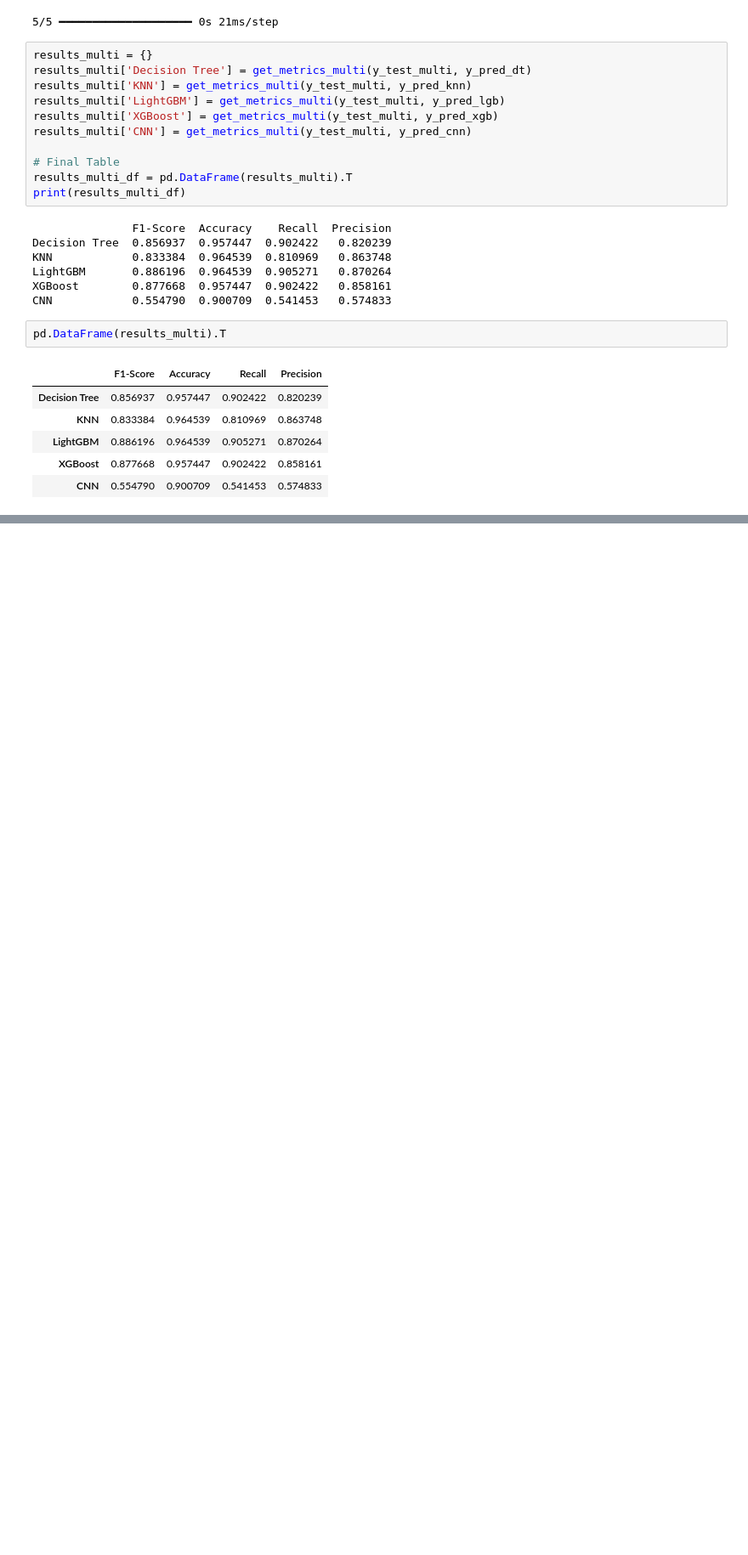
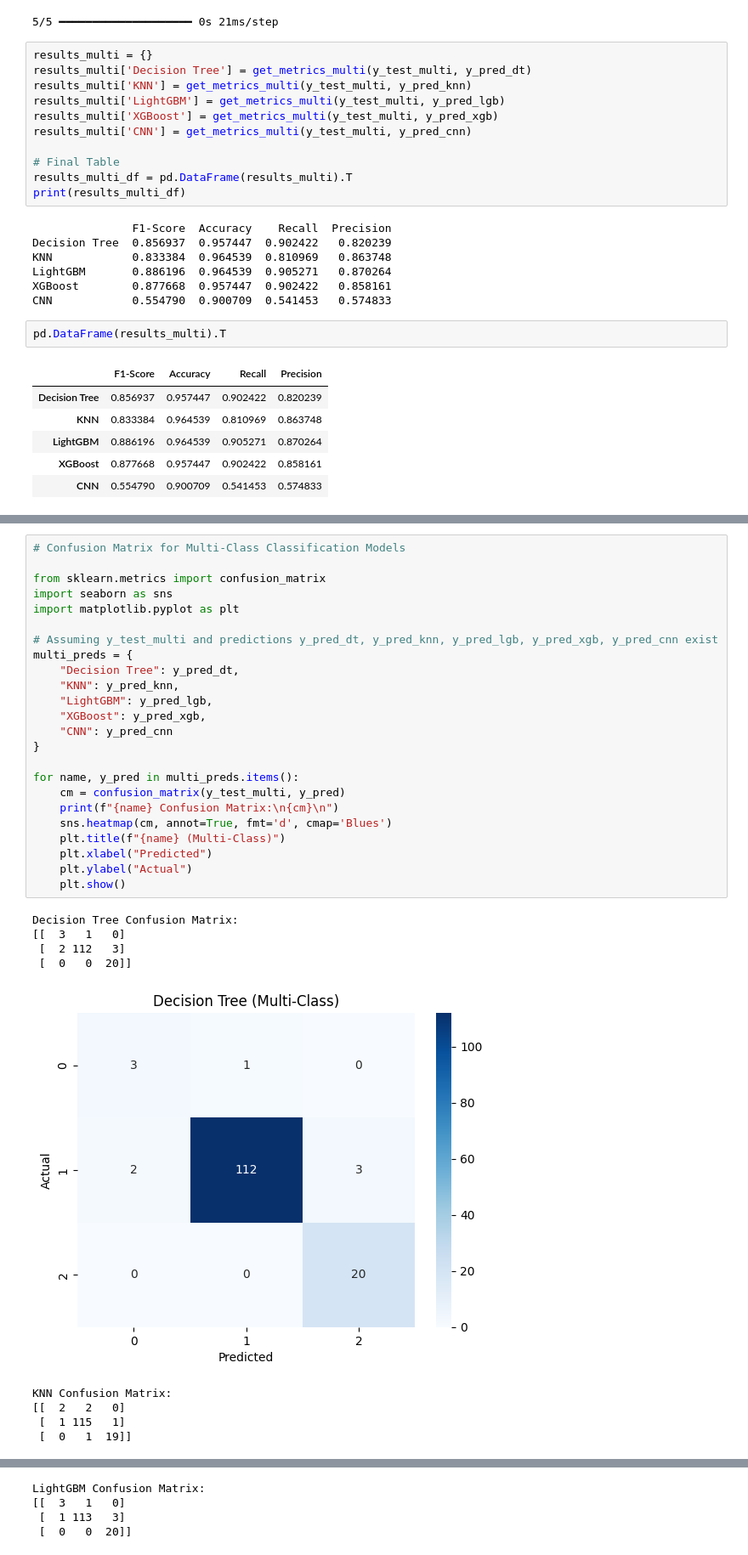
Before and after one commit to dipraj-howlader/mental_health_research_codes, a Jupyter notebook: Thesis Research Task.ipynb, the cells around one changed output, grey strips where cells are left out. Shown at 85% size. Drawn from its saved outputs; the diff is of its cells as text; blank space fills up the shorter version.

```diff
--- a/Thesis Research Task.ipynb
+++ b/Thesis Research Task.ipynb
@@ -284,0 +344,34 @@ pd.DataFrame(results_multi).T
+# %%
+# Confusion Matrix for Multi-Class Classification Models
+
+from sklearn.metrics import confusion_matrix
+import seaborn as sns
+import matplotlib.pyplot as plt
+
+# Assuming y_test_multi and predictions y_pred_dt, y_pred_knn, y_pred_lgb, y_pred_xgb, y_pred_cnn exist
+multi_preds = {
+    "Decision Tree": y_pred_dt,
+    "KNN": y_pred_knn,
+    "LightGBM": y_pred_lgb,
+    "XGBoost": y_pred_xgb,
+    "CNN": y_pred_cnn
+}
+
+for name, y_pred in multi_preds.items():
+    cm = confusion_matrix(y_test_multi, y_pred)
+    print(f"{name} Confusion Matrix:\n{cm}\n")
+    sns.heatmap(cm, annot=True, fmt='d', cmap='Blues')
+    plt.title(f"{name} (Multi-Class)")
+    plt.xlabel("Predicted")
+    plt.ylabel("Actual")
+    plt.show()
+# %% [output]
+Decision Tree Confusion Matrix:
+[[  3   1   0]
+ [  2 112   3]
+ [  0   0  20]]
+[figure, added]
+KNN Confusion Matrix:
+[[  2   2   0]
+ [  1 115   1]
+ [  0   1  19]]
@@ -284,0 +379,4 @@ pd.DataFrame(results_multi).T
+LightGBM Confusion Matrix:
+[[  3   1   0]
+ [  1 113   3]
+ [  0   0  20]]
```
Also changed, not shown: parts of 15 cells of this notebook.
